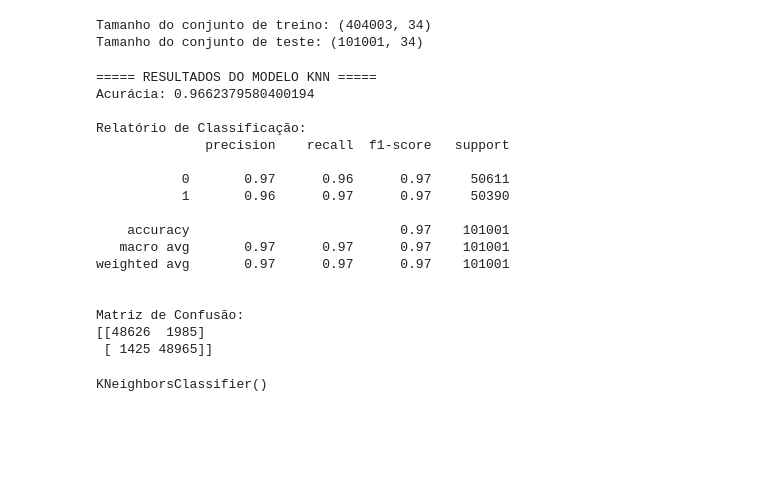
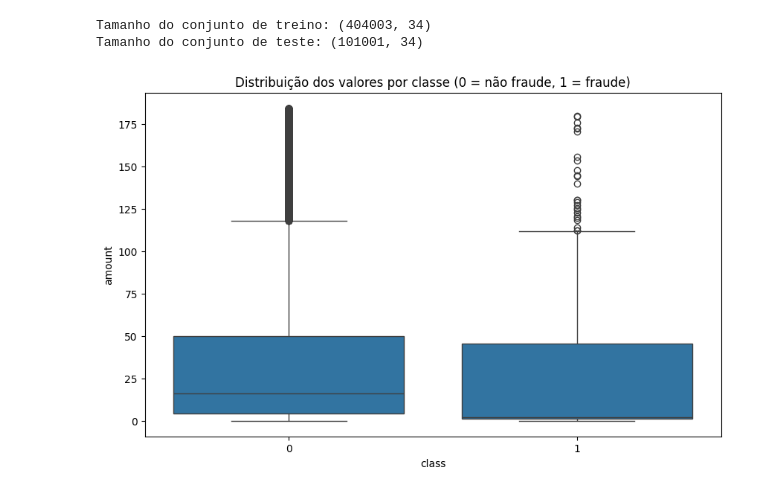
Before and after one commit to Aquiles-Moroni/fraude-cartao-credito, a Jupyter notebook: src/main.ipynb, the cells around one changed output. Saved outputs shown, nothing was run; the diff lists cells and outputs as text; code cells hidden in the pictures; blank space fills up the shorter version.

```diff
--- a/src/main.ipynb
+++ b/src/main.ipynb
@@ -336,18 +336,16 @@ Após remoção de valores ausentes: (284807, 34)
 # 2.3 — Normalização das colunas Amount e Time
 
 from sklearn.preprocessing import StandardScaler
-
 scaler = StandardScaler()
 #Esse objeto calcula:
 #média da coluna
 #desvio padrão
 #e transforma os valores usando a função z = (x - média) / desvio padrão
 
-dataset['amount_scaled'] = scaler.fit_transform(dataset[['amount']])
+dataset[['amount_scaled', 'time_scaled']] = scaler.fit_transform(dataset[['amount', 'time']])
 #média = 0
 #desvio padrão = 1
 #deixam o dataset mais adequado para treinar
-dataset['time_scaled']   = scaler.fit_transform(dataset[['time']])
 
 print("\nColunas normalizadas adicionadas (amount_scaled, time_scaled).")
 #Agora o dataset possui:
@@ -438,6 +436,20 @@ print("Tamanho do conjunto de teste:", X_test.shape)
 # %% [output]
 Tamanho do conjunto de treino: (404003, 34)
 Tamanho do conjunto de teste: (101001, 34)
+# %%
+# Boxplot dos valores por classe
+# Verifica se os outliers da coluna 'amount' estão associados à classe de fraude.
+# A análise mostra que os valores extremos estão majoritariamente na classe 0 (não fraude),
+# indicando que os outliers não representam transações fraudulentas.
+# Portanto, a remoção desses outliers foi considerada adequada para reduzir ruído sem
+# comprometer a detecção de fraudes.
+
+plt.figure(figsize=(10,6))
+sns.boxplot(x='class', y='amount', data=dataset)
+plt.title("Distribuição dos valores por classe (0 = não fraude, 1 = fraude)")
+plt.show()
+# %% [output]
+[figure, added]
 # %%
 # ============================================
 # 3. MODELAGEM — Treinamento de dois algoritmos
@@ -447,58 +459,3 @@ Tamanho do conjunto de teste: (101001, 34)
 # MODELO 1: KNN (K-Nearest Neighbors)
 # MODELO 2: ÁRVORE DE DECISÃO (Decision Tree)
 # MODELO 3: Random Forest
-# %%
-# MODELO 1: KNN (K-Nearest Neighbors)
-
-from sklearn.neighbors import KNeighborsClassifier
-from sklearn.tree import DecisionTreeClassifier
-from sklearn.metrics import accuracy_score, classification_report, confusion_matrix
-
-# --------------------------------------------------------
-# O KNN classifica uma transação verificando os vizinhos
-# mais próximos no espaço de atributos. É simples e serve
-# como baseline para comparar com outros modelos.
-# ========================================================
-
-knn = KNeighborsClassifier(n_neighbors=5)
-knn.fit(X_train, y_train)
-
-# Previsões
-y_pred_knn = knn.predict(X_test)
-
-print("\n===== RESULTADOS DO MODELO KNN =====")
-print("Acurácia:", accuracy_score(y_test, y_pred_knn))
-print("\nRelatório de Classificação:")
-print(classification_report(y_test, y_pred_knn))
-print("\nMatriz de Confusão:")
-print(confusion_matrix(y_test, y_pred_knn))
-
-from sklearn.neighbors import KNeighborsClassifier
-from sklearn.tree import DecisionTreeClassifier
-from sklearn.metrics import accuracy_score, classification_report, confusion_matrix
-
-knn = KNeighborsClassifier(n_neighbors=5)
-knn.fit(X_train, y_train)
-
-#Precisão 96% das transações marcadas como fraude estavam realmente corretas.
-#Recall 97% das fraudes reais.
-#F1 97% equilíbrio entre precisão e recall.
-# %% [output]
-===== RESULTADOS DO MODELO KNN =====
-Acurácia: 0.9662379580400194
-
-Relatório de Classificação:
-              precision    recall  f1-score   support
-
-           0       0.97      0.96      0.97     50611
-           1       0.96      0.97      0.97     50390
-
-    accuracy                           0.97    101001
-   macro avg       0.97      0.97      0.97    101001
-weighted avg       0.97      0.97      0.97    101001
-
-
-Matriz de Confusão:
-[[48626  1985]
- [ 1425 48965]]
-KNeighborsClassifier()
```
Also changed, not shown: parts of 9 cells of this notebook.
